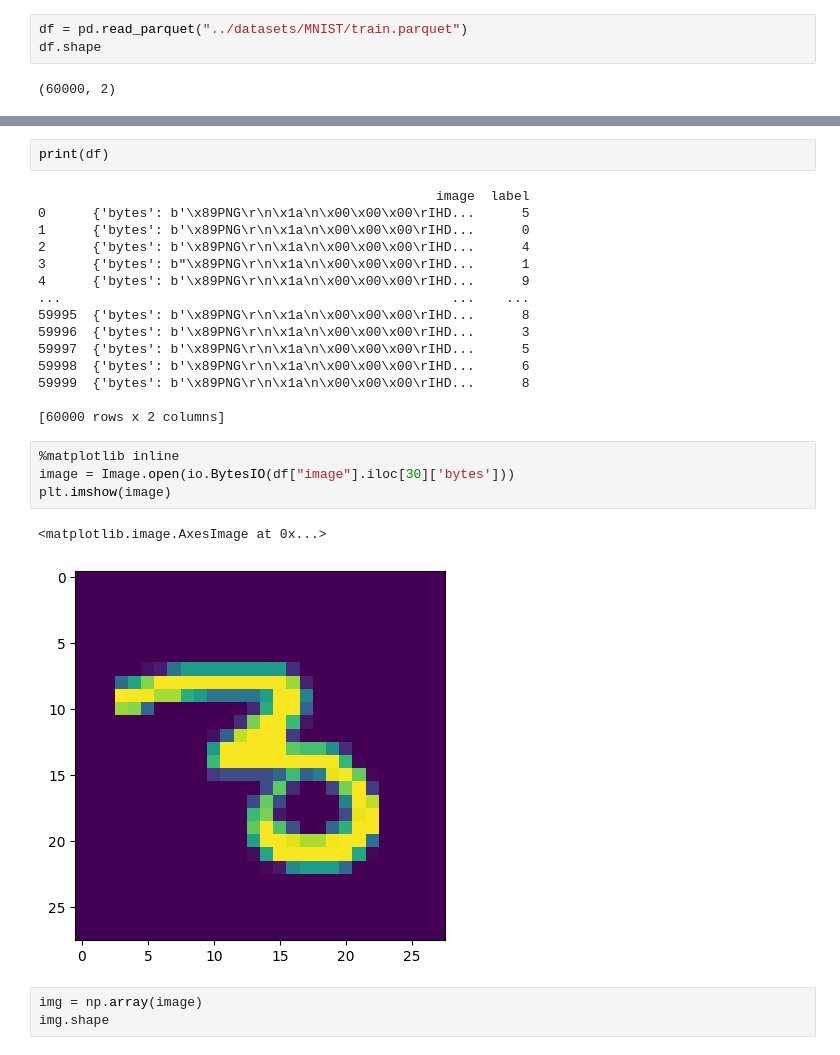
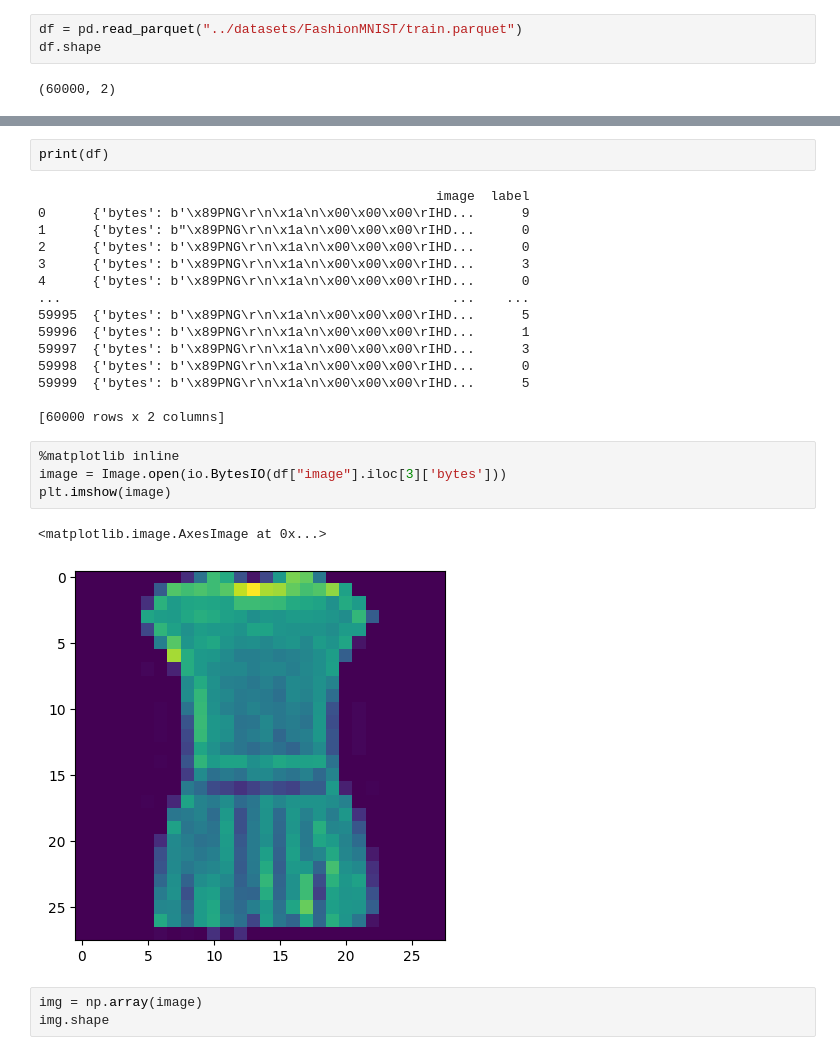
Before and after one commit to realmatthewpeng/percept, a Jupyter notebook: test_notebooks/phosphene_generator_test.ipynb, the cells around one changed output, grey strips where cells are left out. Saved outputs shown, nothing was run; the diff lists cells and outputs as text.

Commit message:
fashion mnist results

```diff
--- a/test_notebooks/phosphene_generator_test.ipynb
+++ b/test_notebooks/phosphene_generator_test.ipynb
@@ -7,7 +7,7 @@ import pandas as pd
 import pulse2percept as p2p
 from PIL import Image
 # %%
-df = pd.read_parquet("../datasets/MNIST/train.parquet")
+df = pd.read_parquet("../datasets/FashionMNIST/train.parquet")
 df.shape
 # %% [output]
 (60000, 2)
@@ -20,26 +20,26 @@ test.shape
 print(df)
 # %% [output]
                                                    image  label
-0      {'bytes': b'\x89PNG\r\n\x1a\n\x00\x00\x00\rIHD...      5
-1      {'bytes': b'\x89PNG\r\n\x1a\n\x00\x00\x00\rIHD...      0
-2      {'bytes': b'\x89PNG\r\n\x1a\n\x00\x00\x00\rIHD...      4
-3      {'bytes': b"\x89PNG\r\n\x1a\n\x00\x00\x00\rIHD...      1
-4      {'bytes': b'\x89PNG\r\n\x1a\n\x00\x00\x00\rIHD...      9
+0      {'bytes': b'\x89PNG\r\n\x1a\n\x00\x00\x00\rIHD...      9
+1      {'bytes': b"\x89PNG\r\n\x1a\n\x00\x00\x00\rIHD...      0
+2      {'bytes': b'\x89PNG\r\n\x1a\n\x00\x00\x00\rIHD...      0
+3      {'bytes': b'\x89PNG\r\n\x1a\n\x00\x00\x00\rIHD...      3
+4      {'bytes': b'\x89PNG\r\n\x1a\n\x00\x00\x00\rIHD...      0
 ...                                                  ...    ...
-59995  {'bytes': b'\x89PNG\r\n\x1a\n\x00\x00\x00\rIHD...      8
-59996  {'bytes': b'\x89PNG\r\n\x1a\n\x00\x00\x00\rIHD...      3
-59997  {'bytes': b'\x89PNG\r\n\x1a\n\x00\x00\x00\rIHD...      5
-59998  {'bytes': b'\x89PNG\r\n\x1a\n\x00\x00\x00\rIHD...      6
-59999  {'bytes': b'\x89PNG\r\n\x1a\n\x00\x00\x00\rIHD...      8
+59995  {'bytes': b'\x89PNG\r\n\x1a\n\x00\x00\x00\rIHD...      5
+59996  {'bytes': b'\x89PNG\r\n\x1a\n\x00\x00\x00\rIHD...      1
+59997  {'bytes': b'\x89PNG\r\n\x1a\n\x00\x00\x00\rIHD...      3
+59998  {'bytes': b'\x89PNG\r\n\x1a\n\x00\x00\x00\rIHD...      0
+59999  {'bytes': b'\x89PNG\r\n\x1a\n\x00\x00\x00\rIHD...      5
 
 [60000 rows x 2 columns]
 # %%
 %matplotlib inline
-image = Image.open(io.BytesIO(df["image"].iloc[30]['bytes']))
+image = Image.open(io.BytesIO(df["image"].iloc[3]['bytes']))
 plt.imshow(image)
 # %% [output]
 <matplotlib.image.AxesImage at 0x...>
-[figure, old version]
+[figure, new version]
 # %%
 img = np.array(image)
 img.shape
```
Also changed, not shown: parts of 7 cells of this notebook, 5 other files.
